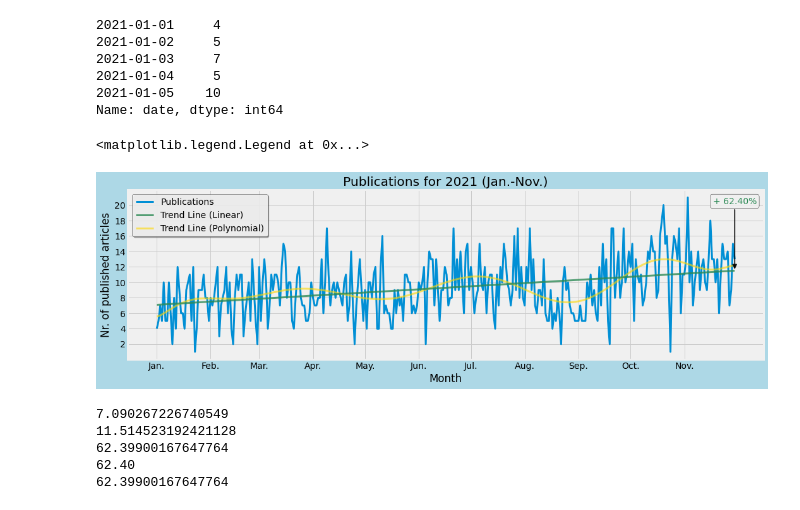
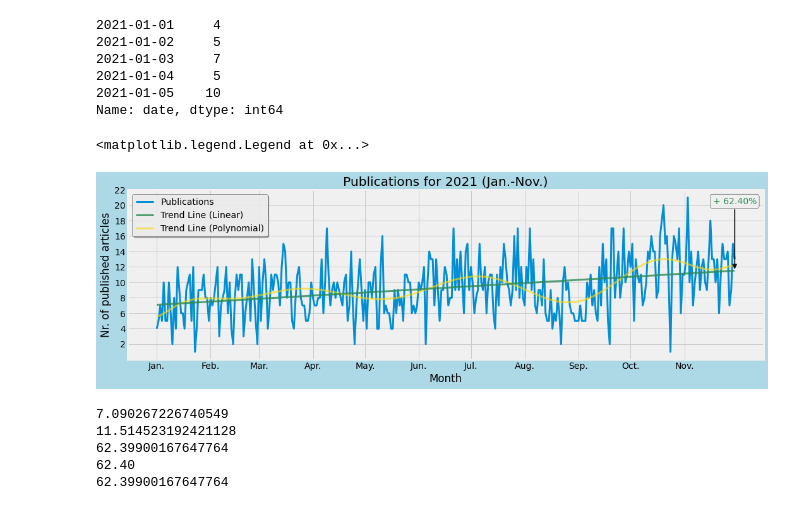
Before and after one commit to vollenia/data_analysis_CNN_news, a Jupyter notebook: analysis_cnn_xml.ipynb, the cells around one changed output. Cells and saved outputs as stored; diff of their text form; code cells hidden in the pictures.

```diff
--- a/analysis_cnn_xml.ipynb
+++ b/analysis_cnn_xml.ipynb
@@ -116,35 +116,35 @@ ax_pub_year.plot(X_reg, y_reg_pred, linewidth=3, c="seagreen", linestyle="solid"
 """
 """ax_pub_year.annotate(None, xy=(X_reg[-1], y_reg_pred[-1]), xytext=(X_reg[-1], y_reg_pred[0]), c="seagreen",
                         arrowprops=dict(arrowstyle="<->", linewidth=2, color="black", shrinkA=0, shrinkB=0))
 """
 ax_pub_year.annotate(f"+ {'%.2f' % np.round((y_reg_pred[-1] - y_reg_pred[0])/y_reg_pred[0]*100, 2)}%", ha="center", va="center",
                         xy=(X_reg[-1], y_reg_pred[-1]), xytext=(X_reg[-1], ax_pub_year.get_ylim()[1] - 1.5), c="seagreen",
                         bbox=dict(boxstyle="round", facecolor="#f0f0f0", edgecolor="black", alpha=0.8),
                         arrowprops=dict(arrowstyle="-|>", linewidth=2, color="black", alpha=0.8))
 
 # Configurating the chart
 fig_pub_year.set_facecolor("lightblue") # outer
 #ax_pub_year.set_facecolor('lightgrey') # inner
 #ax_pub_year.set_xticks(np.arange(0,len(publications), step=len(publications)/11)) #CHANGE THIS TO 12 AFTER ADDING DEC
 ax_pub_year.set_xticks([np.sum(d[:i]) for i in range(len(d))]) # distance according to nr of days in month
 ax_pub_year.set_xticklabels(m, rotation=0, ha="center")
-ax_pub_year.set_yticks(np.arange(0,np.max(publications)+1, step=2)[1:])
+ax_pub_year.set_yticks(np.arange(0,np.max(publications)+2, step=2)[1:])
 ax_pub_year.set_xlabel("Month")
 ax_pub_year.set_ylabel("Nr. of published articles")
 
 handles, labels = ax_pub_year.get_legend_handles_labels() # handles, labels are extracted and then reordered to achieve a more pleasant look
 ax_pub_year.legend(handles=handles[:1]+handles[-1:]+handles[1:2], labels=labels[:1]+labels[-1:]+labels[1:2], loc="upper left", title=None,
                     facecolor="white", edgecolor="black", fancybox=True, shadow=True, borderpad=None, framealpha=0.8)
 
 # Drawing vertical separators for each month (if theme without a grid is used)
 #dd = [np.sum(d[:i]) for i in range(len(d))]
 #for xc in dd:
     #ax_pub_year.axvline(x=xc, c="red", linewidth=1)
 
 #fig_pub_year.savefig("pub_year", facecolor="lightblue")
 # %% [output]
 <matplotlib.legend.Legend at 0x...>
-[figure, old version]
+[figure, new version]
 # %%
 start_reg_line = float(y_reg_pred[0])
 end_reg_line = float(y_reg_pred[-1])
```
Also changed, not shown: parts of 19 cells of this notebook.
